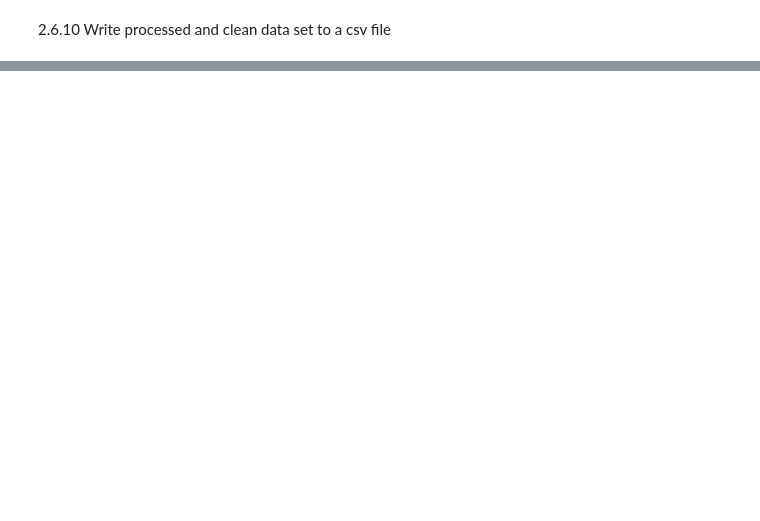
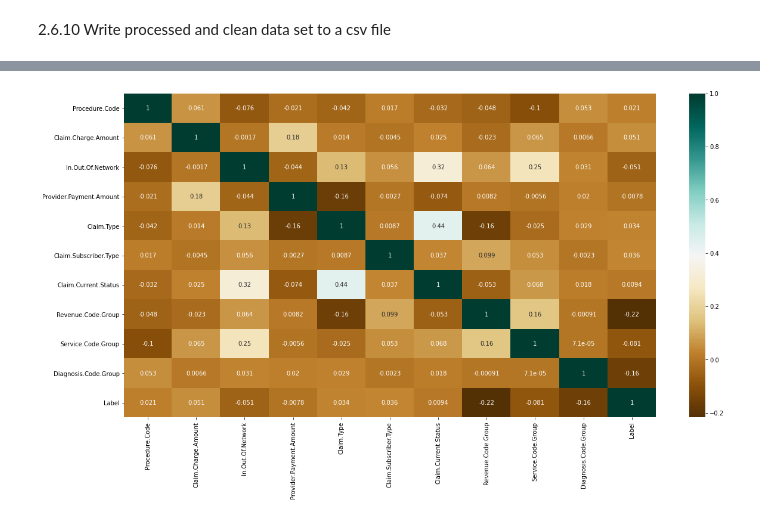
Before and after one commit to aimlbits16/Group_16, a Jupyter notebook: Capstone_Project.ipynb, the cells around one changed output, grey strips where cells are left out. Saved outputs shown, nothing was run; the diff lists cells and outputs as text; code cells hidden in the pictures; blank space fills up the shorter version.

```diff
--- a/Capstone_Project.ipynb
+++ b/Capstone_Project.ipynb
@@ -426,0 +642,14 @@ df_data.to_csv(OutFolder+"/CleanData.csv",index=False)
+# %%
+# TO Do -> Move up
+categorical_columns = ["Revenue.Code.Group", "Service.Code.Group", "Diagnosis.Code.Group", "Claim.Current.Status", 'Label']
+#categorical_columns = [ "Procedure.Code", "In.Out.Of.Network", "Claim.Type", "Claim.Subscriber.Type", "Claim.Current.Status", "Revenue.Code.Group", "Service.Code.Group", "Diagnosis.Code.Group", "Label"]
+
+for col in categorical_columns:
+    df_data[col] = df_data[col].astype('int')
+
+# Finding the relations between the variables.
+plt.figure(figsize=(20,10))
+data_corr = df_data.corr()
+sns.heatmap(data_corr, cmap="BrBG", annot=True)
+data_corr
+# %% [output]
@@ -426,0 +668 @@ df_data.to_csv(OutFolder+"/CleanData.csv",index=False)
+[figure, added]
```
Also changed, not shown: parts of 90 cells of this notebook.
